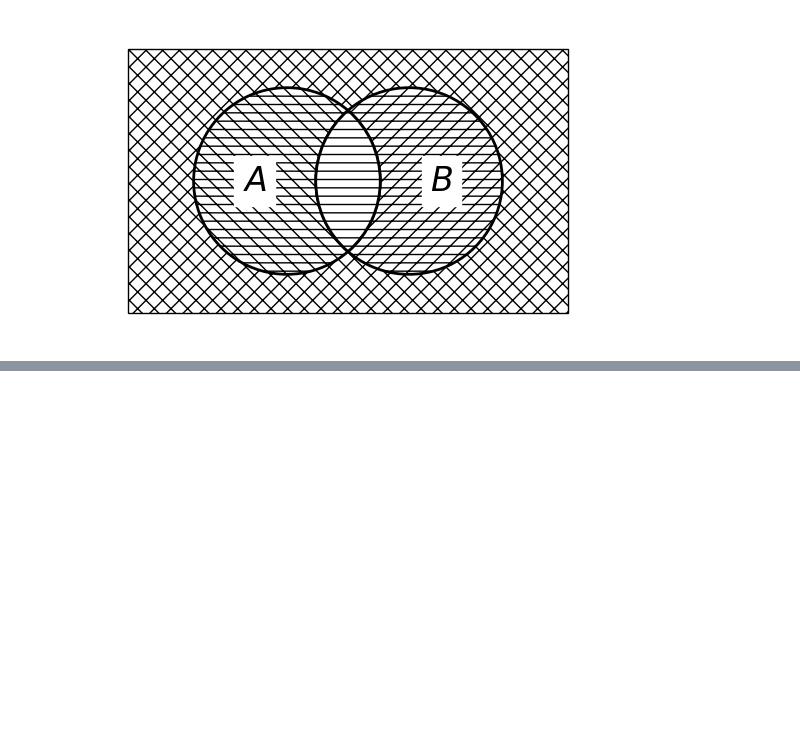
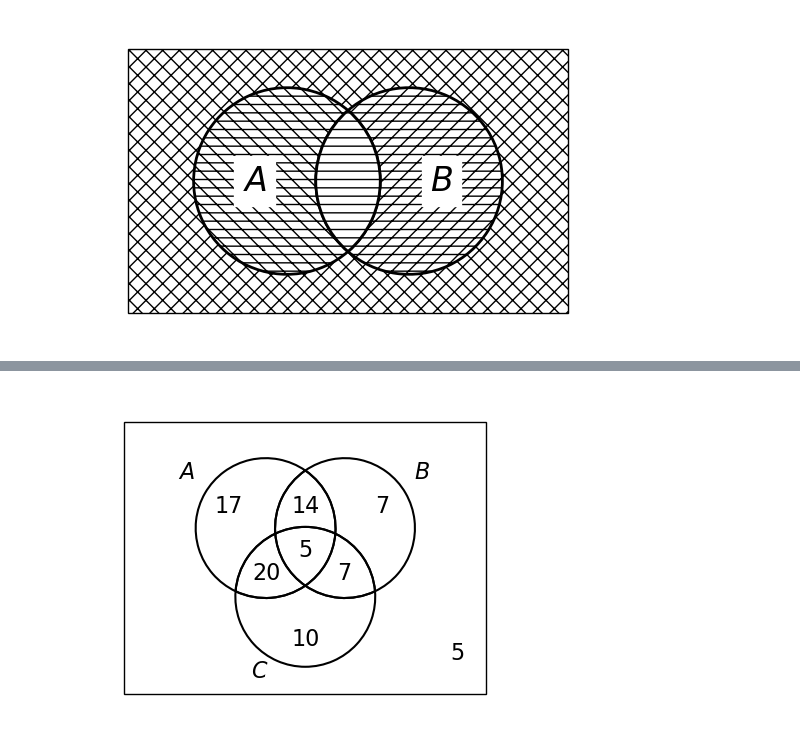
Before and after one commit to LugoBlogger/SI-251-4004-discrete-mathematics-1, a Jupyter notebook: program/venn-diagram.ipynb, the cells around one changed output, grey strips where cells are left out. Saved outputs shown, nothing was run; the diff lists cells and outputs as text; code cells hidden in the pictures; blank space fills up the shorter version.

```diff
--- a/program/venn-diagram.ipynb
+++ b/program/venn-diagram.ipynb
@@ -492,0 +495,87 @@ plt.show(fig)
+# %%
+fig, ax = plt.subplots(figsize=(10, 4))
+
+width = 2
+height = 1.5
+rect = Rectangle((-width/2, -height/1.9), width, height, alpha=1, zorder=-3,
+                  facecolor="w", edgecolor="k")
+ax.add_patch(rect)
+
+v = venn3(subsets=(1., 1., .5, 1., .5, .5, .2), set_labels=None, ax=ax, alpha=1)
+
+outside_count = 5
+A_count = 17
+B_count = 7
+C_count = 10
+AB_count = 14
+AC_count = 20
+BC_count = 7
+ABC_count = 5
+
+set_Abc = v.get_patch_by_id("100")
+set_Abc_label = v.get_label_by_id("100")
+set_Abc.set_edgecolor("k")
+set_Abc.set_linewidth(1.5)
+set_Abc.set_facecolor("None")
+set_Abc_label.set_text(f"{A_count}")
+set_Abc_label.set_fontsize(16)
+ax.text(-0.7, 0.4, f"$A$")
+
+set_aBc = v.get_patch_by_id("010")
+set_aBc_label = v.get_label_by_id("010")
+set_aBc.set_edgecolor("k")
+set_aBc.set_linewidth(1.5)
+set_aBc.set_facecolor("None")
+set_aBc_label.set_text(f"{B_count}")
+set_aBc_label.set_fontsize(16)
+ax.text(0.6, 0.4, f"$B$")
+
+set_abC = v.get_patch_by_id("001")
+set_abC_label = v.get_label_by_id("001")
+set_abC.set_edgecolor("k")
+set_abC.set_linewidth(1.5)
+set_abC.set_facecolor("None")
+set_abC_label.set_text(f"{C_count}")
+set_abC_label.set_fontsize(16)
+ax.text(-0.3, -0.7, f"$C$")
+
+set_ABc = v.get_patch_by_id("110")
+set_ABc_label = v.get_label_by_id("110")
+set_ABc.set_edgecolor("k")
+set_ABc.set_linewidth(1.5)
+set_ABc.set_facecolor("None")
+set_ABc_label.set_text(f"{AB_count}")
+set_ABc_label.set_fontsize(16)
+
+set_aBC = v.get_patch_by_id("011")
+set_aBC_label = v.get_label_by_id("011")
+set_aBC.set_edgecolor("k")
+set_aBC.set_linewidth(1.5)
+set_aBC.set_facecolor("None")
+set_aBC_label.set_text(f"{BC_count}")
+set_aBC_label.set_fontsize(16)
+
+set_AbC = v.get_patch_by_id("101")
+set_AbC_label = v.get_label_by_id("101")
+set_AbC.set_edgecolor("k")
+set_AbC.set_linewidth(1.5)
+set_AbC.set_facecolor("None")
+set_AbC_label.set_text(f"{AC_count}")
+set_AbC_label.set_fontsize(16)
+
+set_ABC = v.get_patch_by_id("111")
+set_ABC_label = v.get_label_by_id("111")
+set_ABC.set_edgecolor("k")
+set_ABC.set_linewidth(1.5)
+set_ABC.set_facecolor("None")
+set_ABC_label.set_text(f"{ABC_count}")
+set_ABC_label.set_fontsize(16)
+
+ax.text(0.8, -0.6, f"5")
+padding = .1
+ax.set_xlim([-width/2 - padding, width/2 + padding])
+ax.set_ylim([-height/2 - padding, height/2 + padding])
+
+plt.show(fig)
+# %% [output]
+[figure, added]
```
Also changed, not shown: parts of 2 cells of this notebook, 8 other files.
